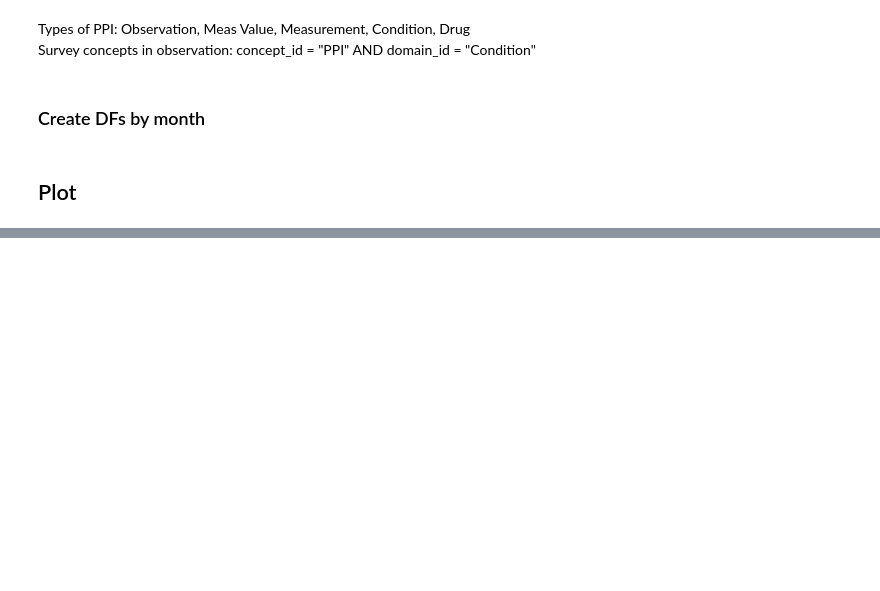
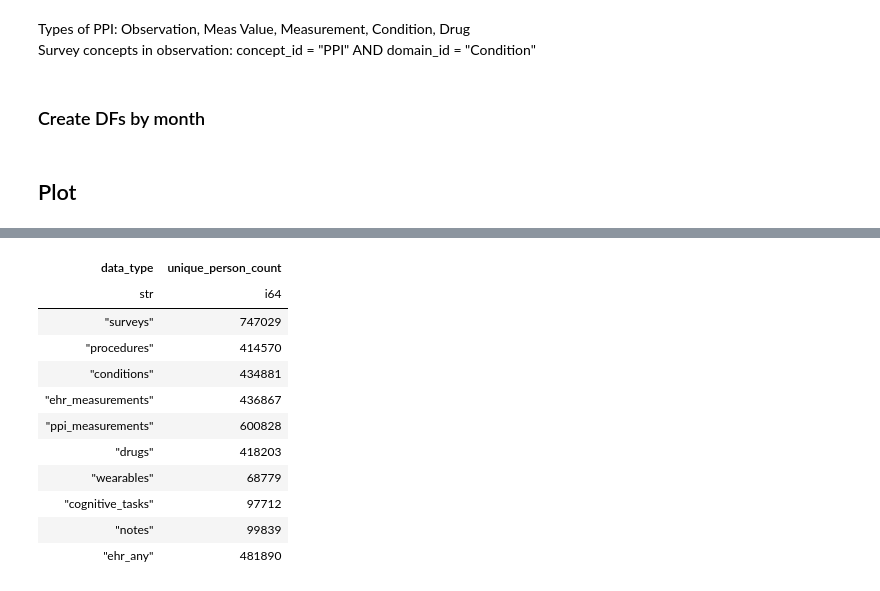
Before and after one commit to sbgoleva/Practical_considerations_in_all_of_us, a Jupyter notebook: Notebooks/01_data_availability_query_v9.ipynb, the cells around one changed output, grey strips where cells are left out. Cells and saved outputs as stored; diff of their text form; code cells hidden in the pictures; blank space fills up the shorter version.

```diff
--- a/Notebooks/01_data_availability_query_v9.ipynb
+++ b/Notebooks/01_data_availability_query_v9.ipynb
@@ -702,5 +480,0 @@ plt.show()
-# %%
-##save figure and table to bucket
-for ext in ["pdf"]:
-    fig.savefig(f"/home/jupyter/workspace/practical_considerations_bucket/data/fig_1_aou_data_v9.{ext}", dpi=300, bbox_inches="tight")
-    #change "jupyter" to "dataproc" if in a dataproc workspace for other analyses
@@ -824,54 +716,29 @@ SELECT COUNT(DISTINCT note.person_id) AS unique_person_count
 FROM {nlp_ds}.note
 """
 
+# ehr_any definition: person has >=1 record across condition_occurrence,
+# procedure_occurrence, drug_exposure, measurement, or observation whose
+# src_id (via the matching _ext table) contains 'ehr' (case-insensitive).
 unique_persons_ehr_q = f"""
+WITH ext_union AS (
+  SELECT t.person_id, ext.src_id FROM {version}.condition_occurrence t
+    JOIN {version}.condition_occurrence_ext ext USING (condition_occurrence_id)
+  UNION ALL
+  SELECT t.person_id, ext.src_id FROM {version}.procedure_occurrence t
+    JOIN {version}.procedure_occurrence_ext ext USING (procedure_occurrence_id)
+  UNION ALL
+  SELECT t.person_id, ext.src_id FROM {version}.drug_exposure t
+    JOIN {version}.drug_exposure_ext ext USING (drug_exposure_id)
+  UNION ALL
+  SELECT t.person_id, ext.src_id FROM {version}.measurement t
+    JOIN {version}.measurement_ext ext USING (measurement_id)
+  UNION ALL
+  SELECT t.person_id, ext.src_id FROM {version}.observation t
+    JOIN {version}.observation_ext ext USING (observation_id)
+)
 SELECT COUNT(DISTINCT person_id) AS unique_person_count
-FROM (
-    -- procedures
-    SELECT p.person_id FROM {version}.procedure_occurrence AS p
-    JOIN {version}.concept AS c ON p.procedure_concept_id = c.concept_id
-    WHERE c.domain_id = 'Procedure'
-
-    UNION ALL
-
-    -- conditions
-    SELECT person_id FROM {version}.observation AS o
-    JOIN {version}.concept AS c ON o.observation_source_value = c.concept_code
-    WHERE c.vocabulary_id IN ('ICD9CM', 'ICD10CM', 'SNOMED')
-    UNION ALL
-    SELECT person_id FROM {version}.observation AS o
-    JOIN {version}.concept AS c ON o.observation_source_concept_id = c.concept_id
-    WHERE c.vocabulary_id IN ('ICD9CM', 'ICD10CM', 'SNOMED')
-    UNION ALL
-    SELECT person_id FROM {version}.condition_occurrence AS co
-    JOIN {version}.concept AS c ON co.condition_source_value = c.concept_code
-    WHERE c.vocabulary_id IN ('ICD9CM', 'ICD10CM', 'SNOMED')
-    UNION ALL
-    SELECT person_id FROM {version}.condition_occurrence AS co
-    JOIN {version}.concept AS c ON co.condition_source_concept_id = c.concept_id
-    WHERE c.vocabulary_id IN ('ICD9CM', 'ICD10CM', 'SNOMED')
-
-    UNION ALL
-
-    -- ehr measurements
-    SELECT m.person_id FROM {version}.measurement AS m
-    JOIN {version}.concept AS c ON m.measurement_concept_id = c.concept_id
-    LEFT JOIN {version}.measurement_ext AS me ON m.measurement_id = me.measurement_id
-    WHERE c.domain_id = 'Measurement'
-    AND LOWER(TRIM(CAST(me.src_id AS STRING))) LIKE '%ehr%'
-
-    UNION ALL
-
-    -- drugs
-    SELECT de.person_id FROM {version}.drug_exposure AS de
-    JOIN {version}.concept AS c ON de.drug_concept_id = c.concept_id
-    WHERE c.domain_id = 'Drug'
-
-    UNION ALL
-
-    -- notes
-    SELECT person_id FROM {nlp_ds}.note
-)
+FROM ext_union
+WHERE LOWER(TRIM(CAST(src_id AS STRING))) LIKE '%ehr%'
 """
 
 # Run all queries
@@ -893,6 +760,6 @@ unique_persons_df = pl.DataFrame({
     "unique_person_count": list(results.values()),
 })
 
-print(unique_persons_df)
+display(unique_persons_df)
 # %% [output]
 shape: (10, 2)
@@ -914,0 +766,12 @@ shape: (10, 2)
+| data_type | unique_person_count |
+| str | i64 |
+| "surveys" | 747029 |
+| "procedures" | 414570 |
+| "conditions" | 434881 |
+| "ehr_measurements" | 436867 |
+| "ppi_measurements" | 600828 |
+| "drugs" | 418203 |
+| "wearables" | 68779 |
+| "cognitive_tasks" | 97712 |
+| "notes" | 99839 |
+| "ehr_any" | 481890 |
```
Also changed, not shown: parts of 15 cells of this notebook.
